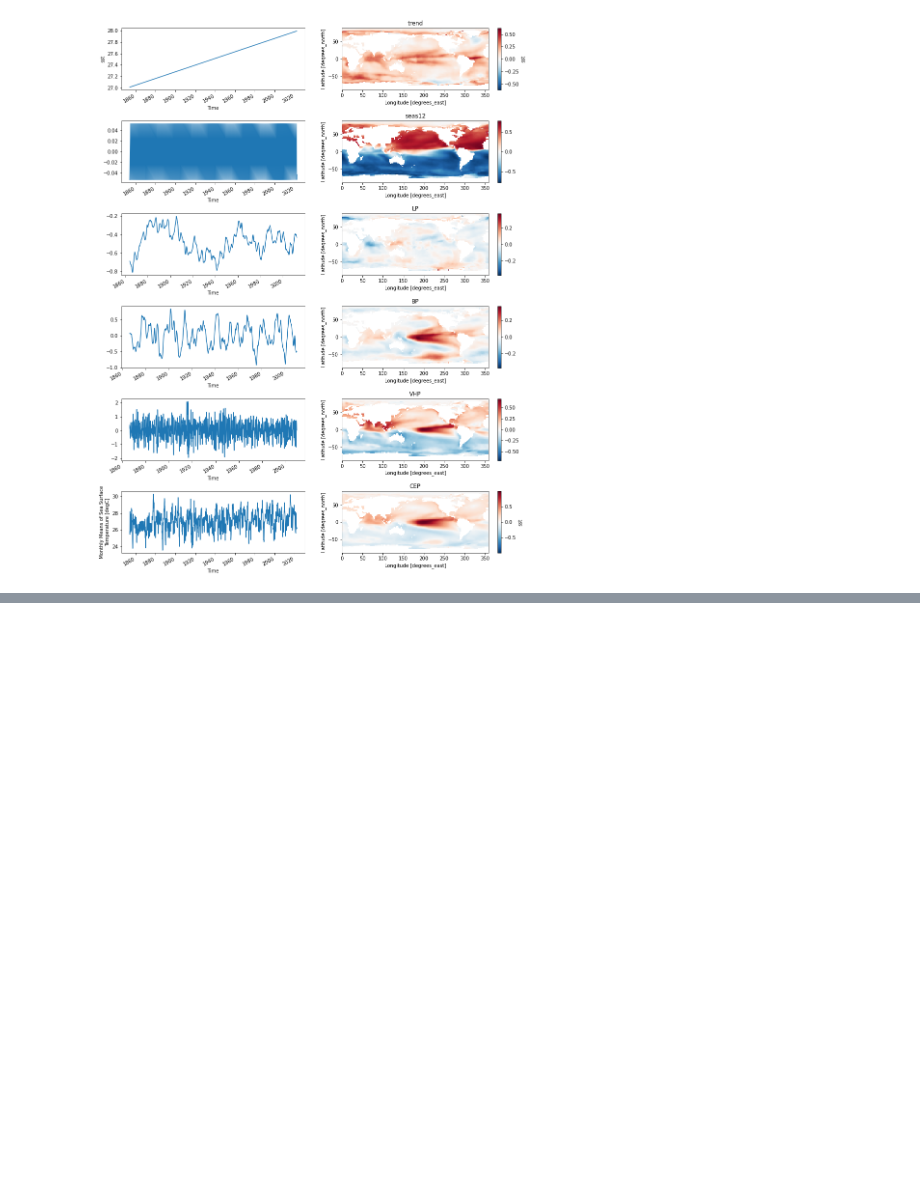
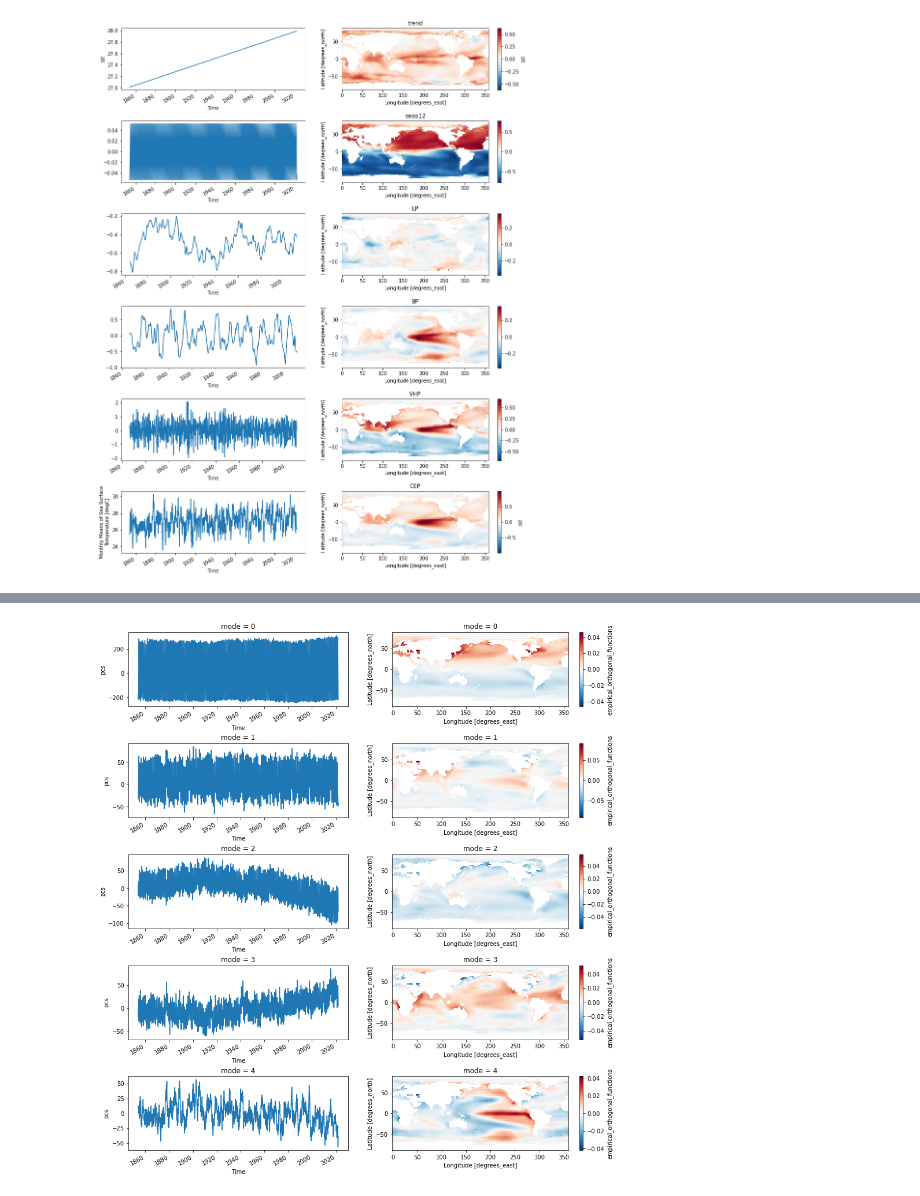
Before and after one commit to MPOcanes/MPO624_2022, a Jupyter notebook: Notebooks/xarray_SST_timeregressions.ipynb, the cells around one changed output, grey strips where cells are left out. Cells and saved outputs as stored; diff of their text form; code cells hidden in the pictures; blank space fills up the shorter version.

```diff
--- a/Notebooks/xarray_SST_timeregressions.ipynb
+++ b/Notebooks/xarray_SST_timeregressions.ipynb
@@ -198,0 +230,11 @@ CEPcorr.plot(); plt.title('CEP')
+# %%
+plt.figure(figsize=(15, 20))
+plt.subplots_adjust(hspace=0.5)
+
+for i in range(NEOF):
+    ax = plt.subplot(6, 2, 2*i + 1)
+    pc[:,i].plot()
+    ax = plt.subplot(6, 2, 2*i + 2)
+    eof[i].plot()
+# %% [output]
+[figure, added]
```
Also changed, not shown: parts of 7 cells of this notebook.
